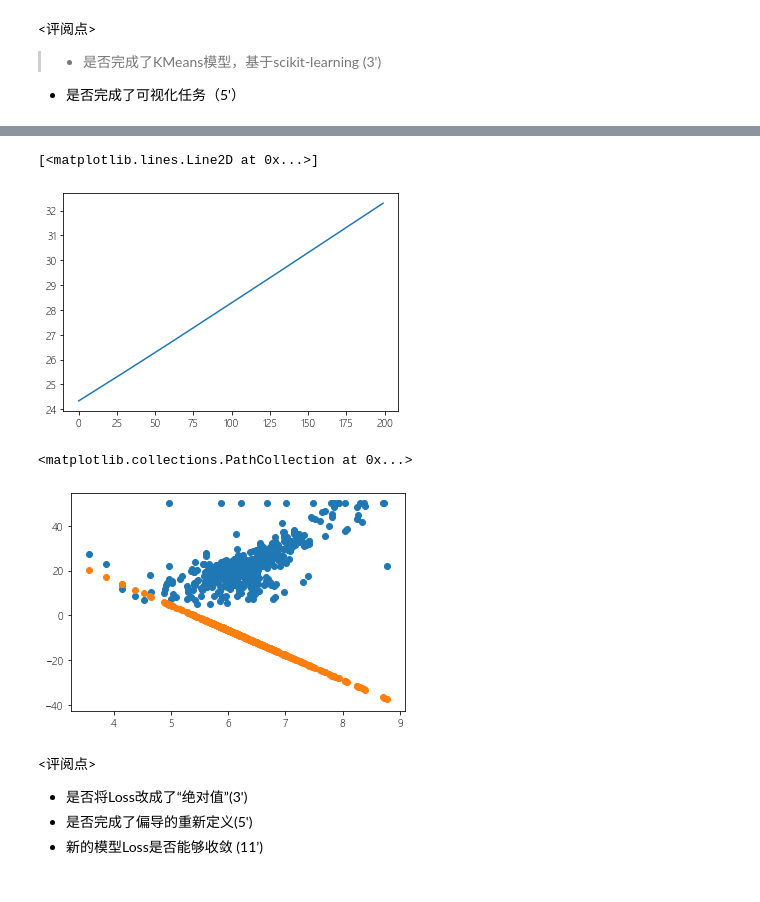
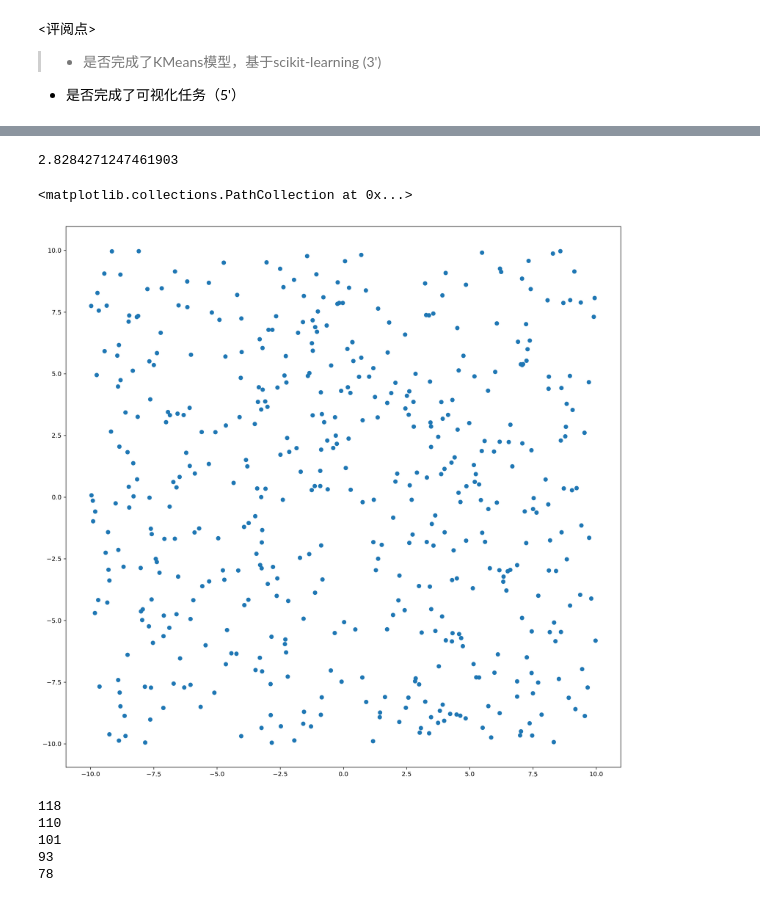
Before and after one commit to fuliufuliu/KKB_NLP_Study, a Jupyter notebook: Lesson3 What is Model And Overfitting Underfitting/Assignment-03 part1.ipynb, the cells around one changed output, grey strips where cells are left out. Drawn from its saved outputs; the diff is of its cells as text; code cells hidden in the pictures.

```diff
--- a/Lesson3 What is Model And Overfitting Underfitting/Assignment-03 part1.ipynb
+++ b/Lesson3 What is Model And Overfitting Underfitting/Assignment-03 part1.ipynb
@@ -788,18 +429,19 @@ best_b = b
-# %%
-plt.plot(list(range(iteration_num)),losses)
-# %% [output]
-[<matplotlib.lines.Line2D at 0x...>]
-[figure, removed]
-# %%
-price_use_best_parameters = [price(r, best_k, best_b) for r in X_rm]
-
-plt.scatter(X_rm,y)
-plt.scatter(X_rm,price_use_current_parameters)
-# %% [output]
-<matplotlib.collections.PathCollection at 0x...>
-[figure, removed]
-# %% [markdown]
-<评阅点>
-+ 是否将Loss改成了“绝对值”(3')
-+ 是否完成了偏导的重新定义(5')
-+ 新的模型Loss是否能够收敛 (11’)
+# %%
+import math
+
+def get_distance(a_point, b_point):
+    return math.sqrt((a_point[0] - b_point[0])**2 + (a_point[1] - b_point[1])**2)
+
+get_distance((1,1), (-1,-1))
+# %% [output]
+2.8284271247461903
+# %%
+point_count = 500
+X = [random.random() * 20  - 10 for _ in range(point_count)]
+Y = [random.random() * 20  - 10 for _ in range(point_count)]
+
+matplotlib.rcParams['figure.figsize'] = (16,16)
+matplotlib.pyplot.scatter(X, Y)
+# %% [output]
+<matplotlib.collections.PathCollection at 0x...>
+[figure, added]
@@ -805,0 +471,30 @@ plt.scatter(X_rm,price_use_current_parameters)
+# %%
+points = [(x, y) for x, y in zip(X, Y)]
+
+
+# 1.先随机N个点作为类别的中心
+clusters = [ Cluster(random_choice(points)) for _ in range(5)]
+
+# 2. 遍历剩余的所有点，逐个计算每个点到类别中心的距离，与谁最小就合并到这个类别中，并重新计算这个类别的中心
+# 知道所有点遍历完成。
+while points:
+    point = points.pop()
+    nearest_cluster = None
+    nearest_distance = float('inf')
+    for cluster in clusters:
+        distance = get_distance(point, cluster.center)
+        if distance < nearest_distance :
+            nearest_distance = distance
+            nearest_cluster = cluster
+
+    nearest_cluster.add_point(point)
+
+
+for cluster in clusters:
+    print(len(cluster.points))
+# %% [output]
+118
+110
+101
+93
+78
```
Also changed, not shown: parts of 57 cells of this notebook, 6 other files.
